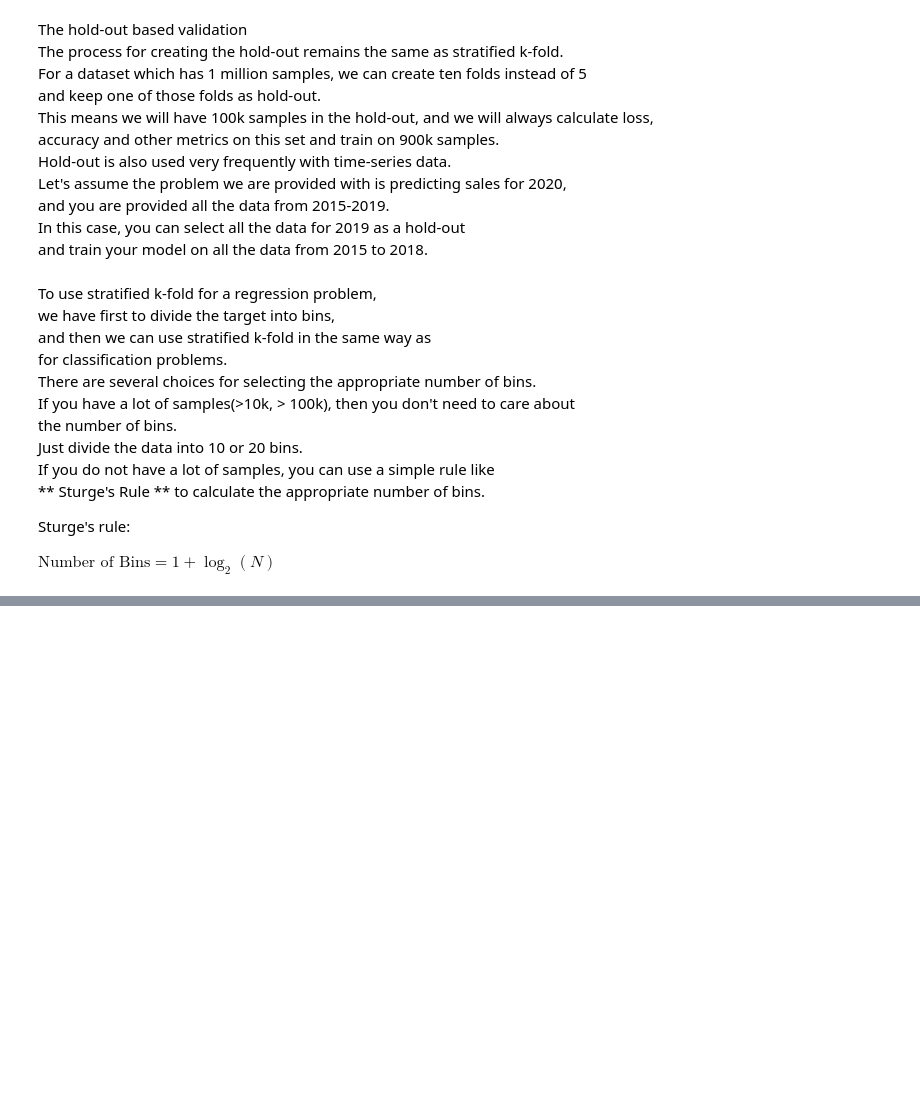
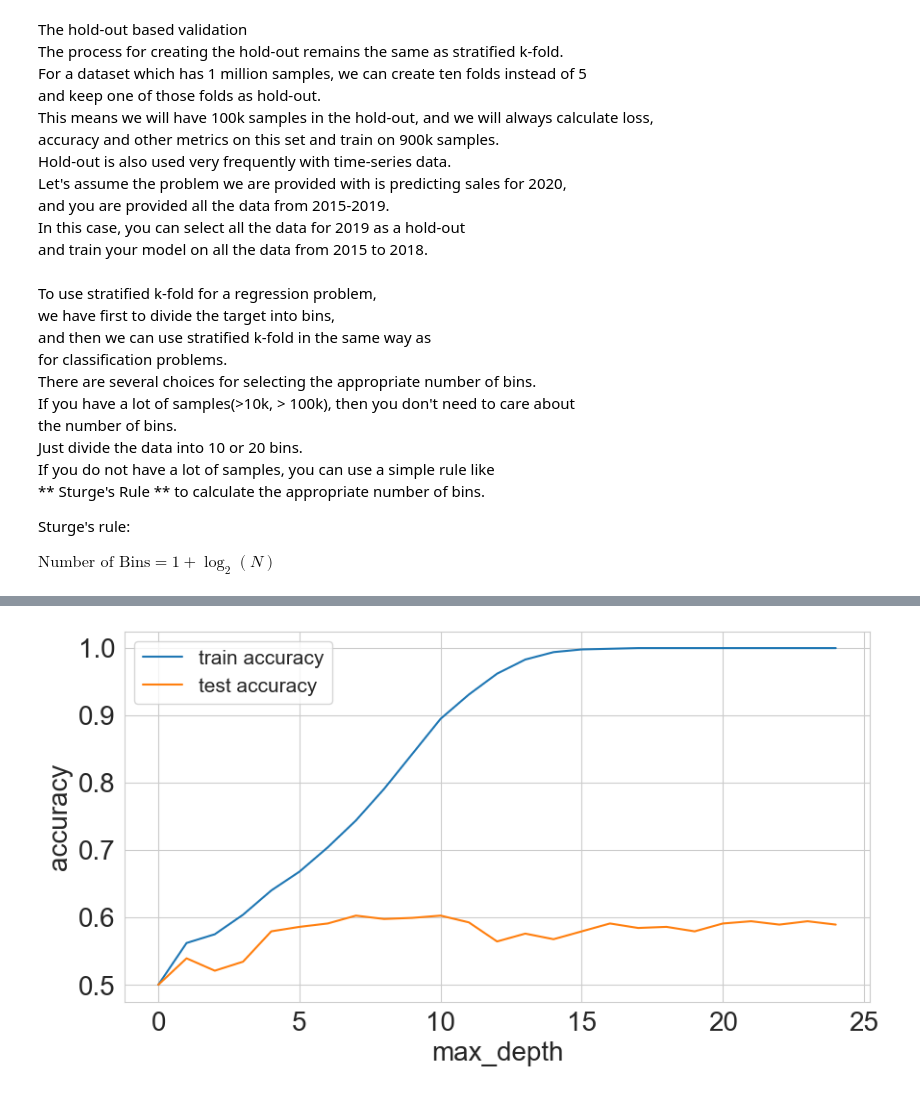
Before and after one commit to Qualia0503/ML_Review, a Jupyter notebook: 05_AAAMLP.ipynb, the cells around one changed output, grey strips where cells are left out. Cells and saved outputs as stored; diff of their text form; code cells hidden in the pictures; blank space fills up the shorter version.

```diff
--- a/05_AAAMLP.ipynb
+++ b/05_AAAMLP.ipynb
@@ -491,0 +506,16 @@ if __name__ == "__main__":
+# %%
+# generate predictions on the training set
+train_predictions = clf.predict(df_train[cols])
+# generate predictions on the test set
+test_predictions = clf.predict(df_test[cols])
+# calculate the accuracy of predictions on
+# training data set
+train_accuracy = metrics.accuracy_score(
+df_train.quality, train_predictions
+)
+# calculate the accuracy of predictions on
+# test data set
+test_accuracy = metrics.accuracy_score(
+df_test.quality, test_predictions
+)
+test_accuracy
@@ -491,0 +524,69 @@ if __name__ == "__main__":
+# %%
+# import scikit-learn tree and metrics
+from sklearn import tree
+from sklearn import metrics
+# import matplotlib and seaborn
+# for plotting
+import matplotlib
+import matplotlib.pyplot as plt
+import seaborn as sns
+# this is our global size of label text
+# on the plots
+matplotlib.rc('xtick', labelsize=20)
+matplotlib.rc('ytick', labelsize=20)
+# This line ensures that the plot is displayed
+# inside the notebook
+%matplotlib inline
+# initialize lists to store accuracies
+# for training and test data
+# we start with 50% accuracy
+train_accuracies = [0.5]
+test_accuracies = [0.5]
+# iterate over a few depth values
+for depth in range(1, 25):
+    # init the model
+    clf = tree.DecisionTreeClassifier(max_depth=depth)
+    # columns/features for training
+    # note that, this can be done outside
+    # the loop
+    cols = [
+    'fixed acidity',
+    'volatile acidity',
+    'citric acid',
+    'residual sugar',
+    'chlorides',
+    'free sulfur dioxide',
+    'total sulfur dioxide',
+    'density',
+    'pH',
+    'sulphates',
+    'alcohol'
+    ]
+    # fit the model on given features
+    clf.fit(df_train[cols], df_train.quality)
+    # create training & test predictions
+    train_predictions = clf.predict(df_train[cols])
+    test_predictions = clf.predict(df_test[cols])
+    # calculate training & test accuracies
+    train_accuracy = metrics.accuracy_score(
+    df_train.quality, train_predictions
+    )
+    test_accuracy = metrics.accuracy_score(
+    df_test.quality, test_predictions
+    )
+    # append accuracies
+    train_accuracies.append(train_accuracy)
+    test_accuracies.append(test_accuracy)
+# create two plots using matplotlib
+# and seaborn
+plt.figure(figsize=(10, 5))
+sns.set_style("whitegrid")
+plt.plot(train_accuracies, label="train accuracy")
+plt.plot(test_accuracies, label="test accuracy")
+plt.legend(loc="upper left", prop={'size': 15})
+plt.xticks(range(0, 26, 5))
+plt.xlabel("max_depth", size=20)
+plt.ylabel("accuracy", size=20)
+plt.show()
+# %% [output]
+[figure, added]
```
Also changed, not shown: parts of 39 cells of this notebook.
